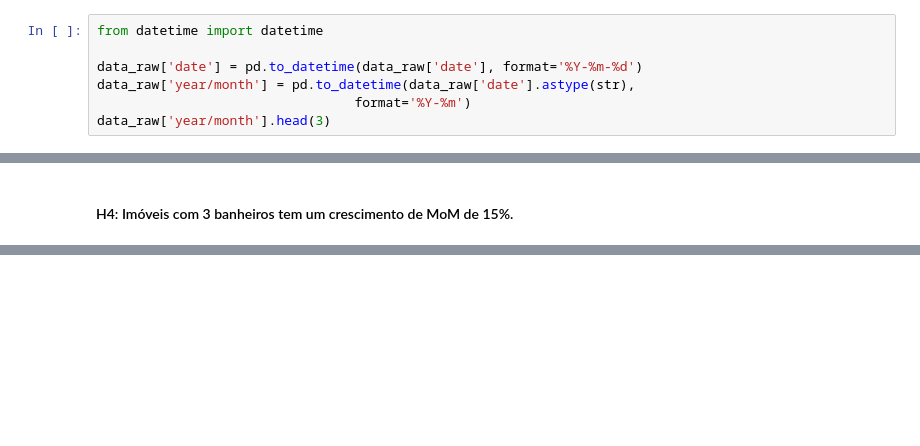
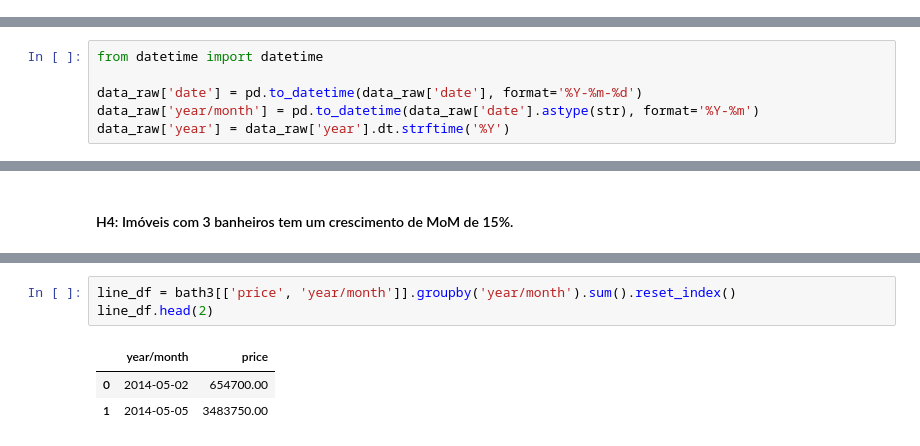
Before and after one commit to renankalfa/data-analysis-house-rocket, a Jupyter notebook: House Hocket - Data Analysis.ipynb, the cells around one changed output, grey strips where cells are left out. Cells and saved outputs as stored; diff of their text form; blank space fills up the shorter version.

```diff
--- a/House Hocket - Data Analysis.ipynb
+++ b/House Hocket - Data Analysis.ipynb
@@ -114,7 +111,0 @@ Criando uma coluna **"mês/ano"** para facilitar a comparação MoM.
-# %%
-from datetime import datetime
-
-data_raw['date'] = pd.to_datetime(data_raw['date'], format='%Y-%m-%d')
-data_raw['year/month'] = pd.to_datetime(data_raw['date'].astype(str),
-                                 format='%Y-%m')
-data_raw['year/month'].head(3)
@@ -126,3 +114,9 @@ Name: year/month, dtype: datetime64[ns]
+# %%
+from datetime import datetime
+
+data_raw['date'] = pd.to_datetime(data_raw['date'], format='%Y-%m-%d')
+data_raw['year/month'] = pd.to_datetime(data_raw['date'].astype(str), format='%Y-%m')
+data_raw['year'] = data_raw['year'].dt.strftime('%Y')
 # %% [markdown]
 ### 3.2 Column Drop
 # %% [markdown]
@@ -411,0 +378,7 @@ fig.show()
+# %%
+line_df = bath3[['price', 'year/month']].groupby('year/month').sum().reset_index()
+line_df.head(2)
+# %% [output]
+|  | year/month | price |
+| 0 | 2014-05-02 | 654700.00 |
+| 1 | 2014-05-05 | 3483750.00 |
```
Also changed, not shown: parts of 15 cells of this notebook.
